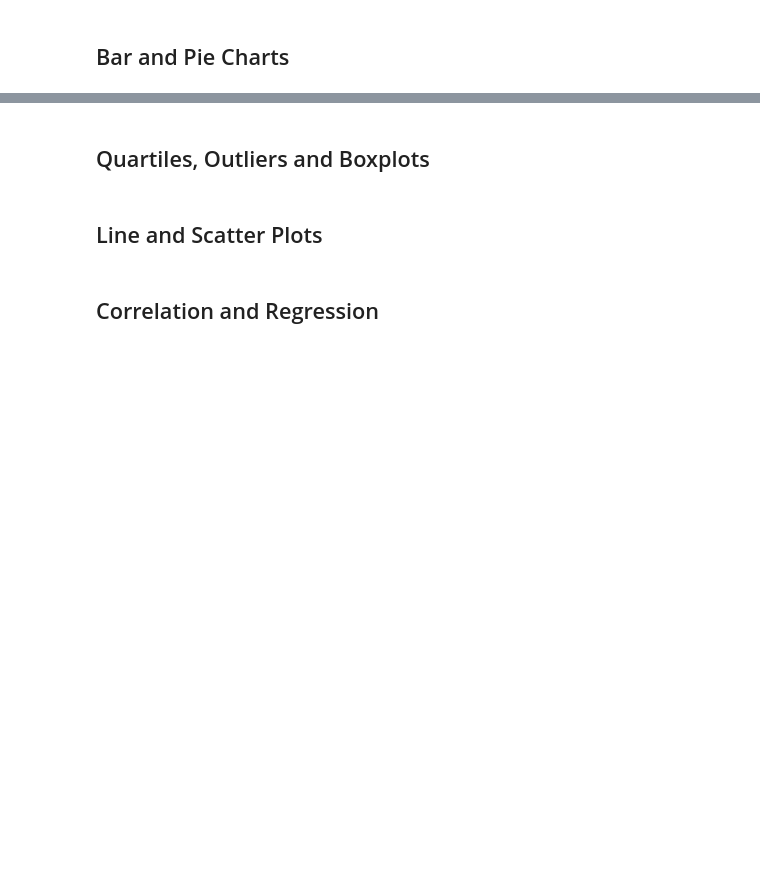
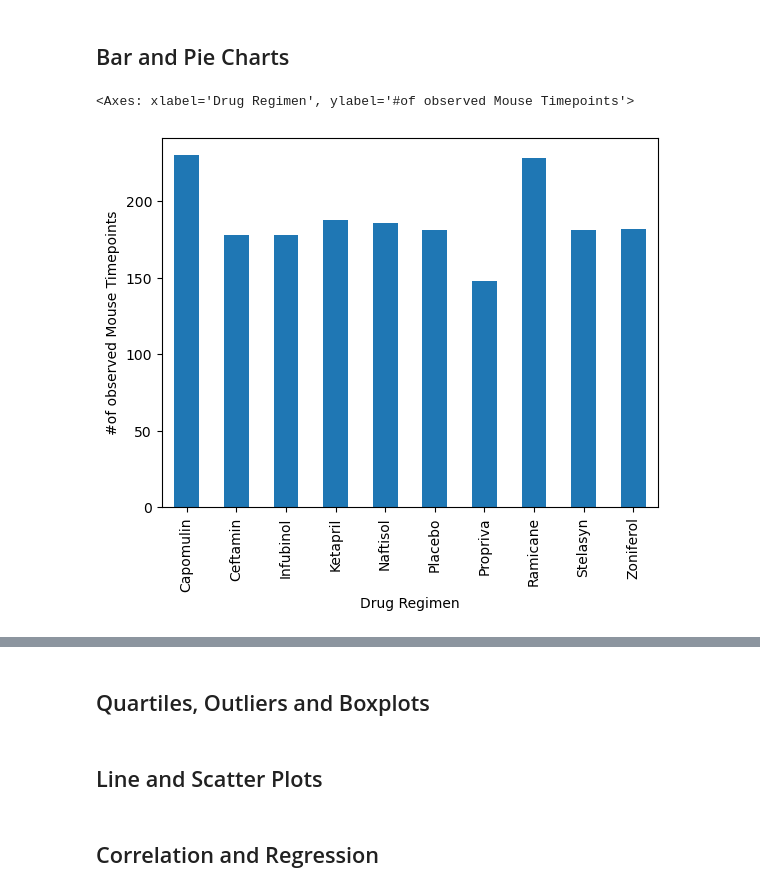
Before and after one commit to Allan-CM/Pymaceuticals, a Jupyter notebook: main.ipynb, the cells around one changed output, grey strips where cells are left out. Cells and saved outputs as stored; diff of their text form; code cells hidden in the pictures; blank space fills up the shorter version.

```diff
--- a/main.ipynb
+++ b/main.ipynb
@@ -148,3 +148,10 @@ summary_stats
 ## Bar and Pie Charts
 # %%
 # Generate a bar plot showing the total number of rows (Mouse ID/Timepoints) for each drug regimen using Pandas.
+#Creating Datagrame that only looks at Drug Regiment and number of Timepoints
+timepoint_graph = pd.DataFrame(combine_results_reduced.groupby('Drug Regimen')['Timepoint'].count())
+#Plotting the bar using pandas
+timepoint_graph.plot(kind = 'bar', legend=False, xlabel='Drug Regimen', ylabel='#of observed Mouse Timepoints')
+# %% [output]
+<Axes: xlabel='Drug Regimen', ylabel='#of observed Mouse Timepoints'>
+[figure, added]
```
Also changed, not shown: parts of 6 cells of this notebook.
